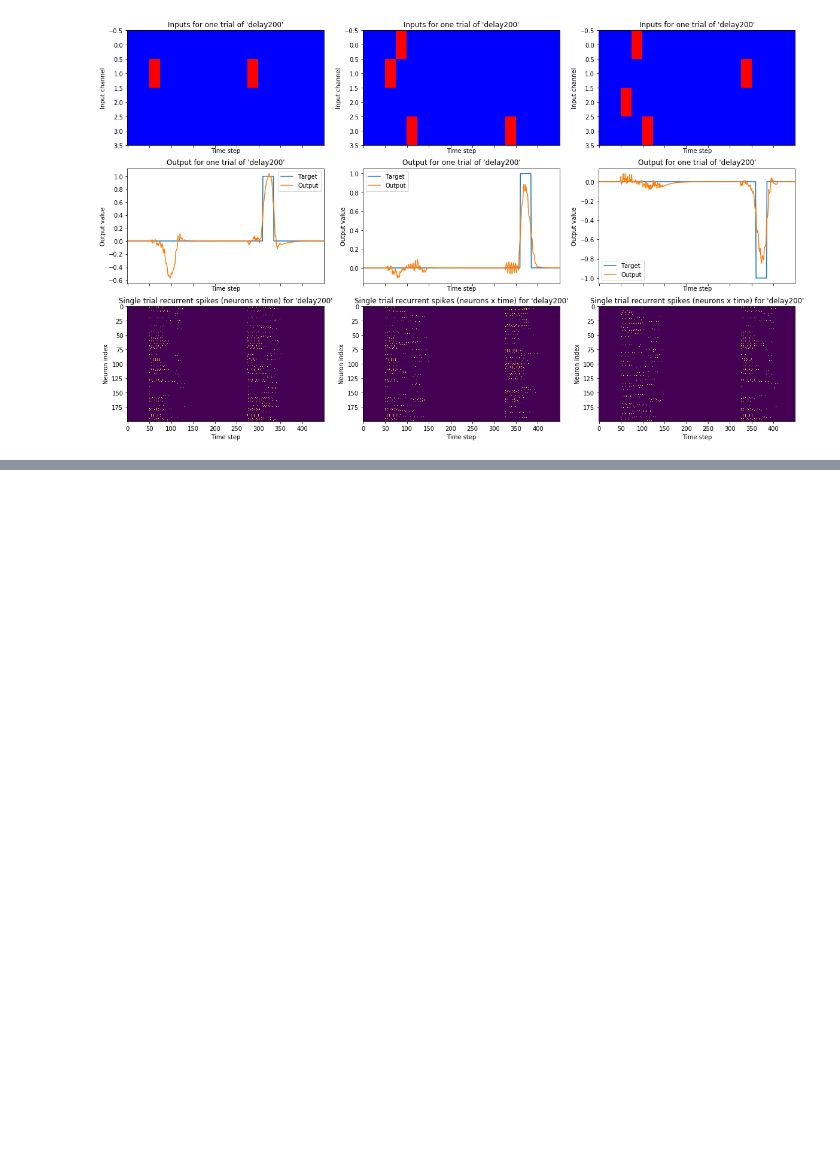
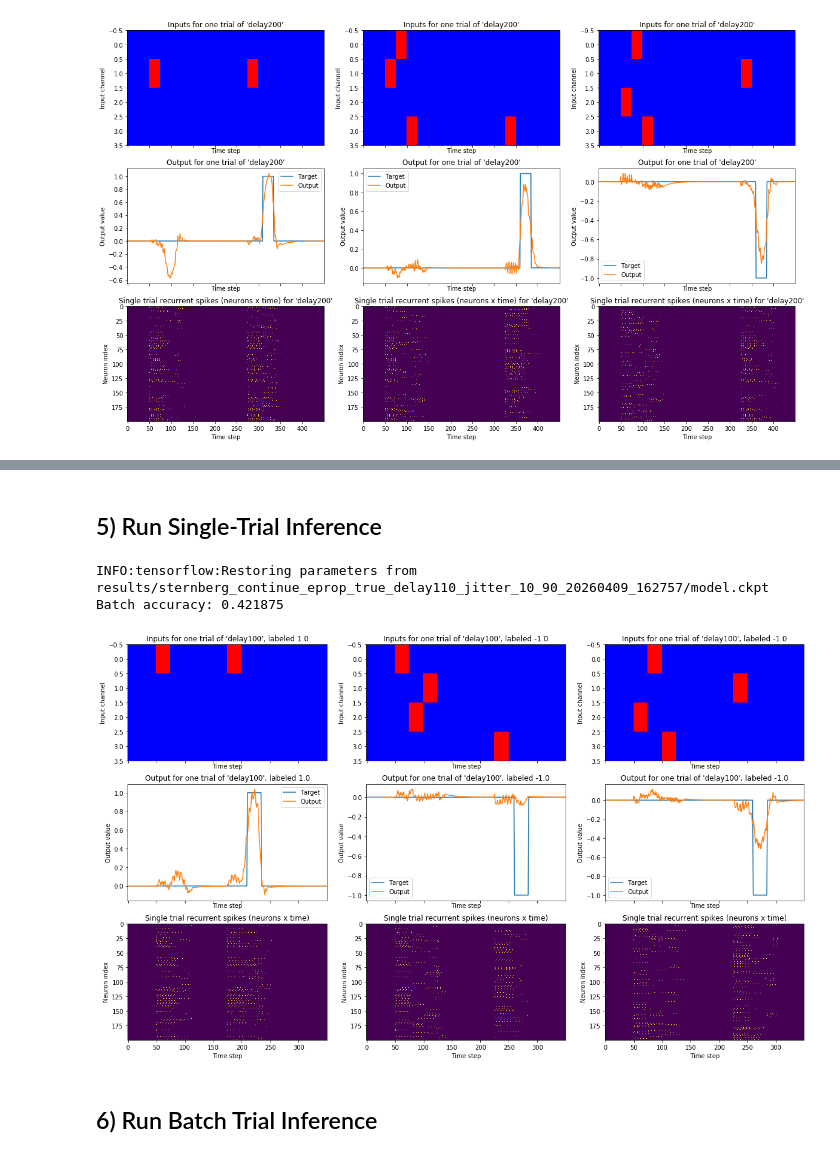
Before and after one commit to renee-tung/eligibility_propagation, a Jupyter notebook: sternberg_training/model_eval_pretrain_jitter.ipynb, the cells around one changed output, grey strips where cells are left out. Drawn from its saved outputs; the diff is of its cells as text; code cells hidden in the pictures; blank space fills up the shorter version.

Commit message:
more model training and testing

```diff
--- a/sternberg_training/model_eval_pretrain_jitter.ipynb
+++ b/sternberg_training/model_eval_pretrain_jitter.ipynb
@@ -702,0 +786,63 @@ Inputs shape: (4, 64, 450, 4)
+# %% [markdown]
+## 5) Run Single-Trial Inference
+# %%
+# choose which scenario here
+scenario = trial_scenarios[2]
+settings = scenario['settings']
+
+checkpoint_prefix = spec['checkpoint_prefix']
+if 'evidence_accumulation' in checkpoint_prefix:
+    # Some saved specs still contain the legacy run name prefix.
+    checkpoint_prefix = checkpoint_prefix.replace('evidence_accumulation', 'sternberg')
+
+with tf.Graph().as_default():
+    saver_local, ep_local = build_graph(spec, scenario['settings'], scenario['batch_size'])
+
+    with tf.Session() as sess_local:
+        saver_local.restore(sess_local, checkpoint_prefix)
+
+        feed_local = get_data_dict(
+            batch_size=scenario['batch_size'],
+            inputs=ep_local['inputs'],
+            targets=ep_local['targets'],
+            labels=ep_local['labels'],
+            loads=ep_local['loads'],
+            settings=scenario['settings'],
+            jitter_delays=ep_local['jitter_delays'],
+            jitter_onsets=ep_local['jitter_onsets'],
+        )
+
+        acc, outs, z_vals, tgt = sess_local.run(
+            [ep_local['accuracy'], ep_local['outs'], ep_local['z'], ep_local['targets']],
+            feed_dict=feed_local,
+        )
+
+print('Batch accuracy:', acc)
+
+fig, axs = plt.subplots(3, 3, figsize=(20, 12), sharex=True)
+for trial_idx in range(3):
+
+    axs[0, trial_idx].imshow(feed_local[ep_local['inputs']][trial_idx].T, aspect='auto', cmap='bwr')
+    axs[0, trial_idx].set_xlabel('Time step')
+    axs[0, trial_idx].set_ylabel('Input channel')
+    axs[0, trial_idx].set_title(f"Inputs for one trial of '{scenario['name']}', labeled {feed_local[ep_local['labels']][trial_idx]}")
+
+    axs[1, trial_idx].plot(tgt[trial_idx], label='Target')
+    axs[1, trial_idx].plot(outs[trial_idx], label='Output')
+    axs[1, trial_idx].set_xlabel('Time step')
+    axs[1, trial_idx].set_ylabel('Output value')
+    axs[1, trial_idx].set_title(f"Output for one trial of '{scenario['name']}', labeled {feed_local[ep_local['labels']][trial_idx]}")
+    axs[1, trial_idx].legend()
+
+    axs[2, trial_idx].imshow(z_vals[trial_idx].T, aspect='auto', interpolation='nearest')
+    axs[2, trial_idx].set_xlabel('Time step')
+    axs[2, trial_idx].set_ylabel('Neuron index')
+    axs[2, trial_idx].set_title('Single trial recurrent spikes (neurons x time)')
+
+plt.show()
+# %% [output]
+INFO:tensorflow:Restoring parameters from results/sternberg_continue_eprop_true_delay110_jitter_10_90_20260409_162757/model.ckpt
+Batch accuracy: 0.421875
+[figure, added]
+# %% [markdown]
+## 6) Run Batch Trial Inference
```
Also changed, not shown: parts of 26 cells of this notebook, 2 other files.
